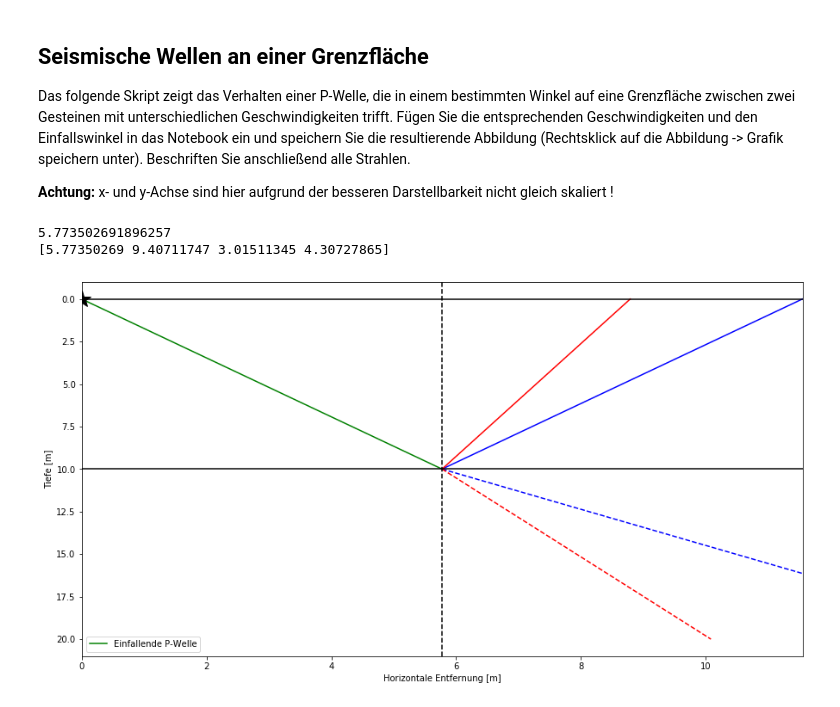
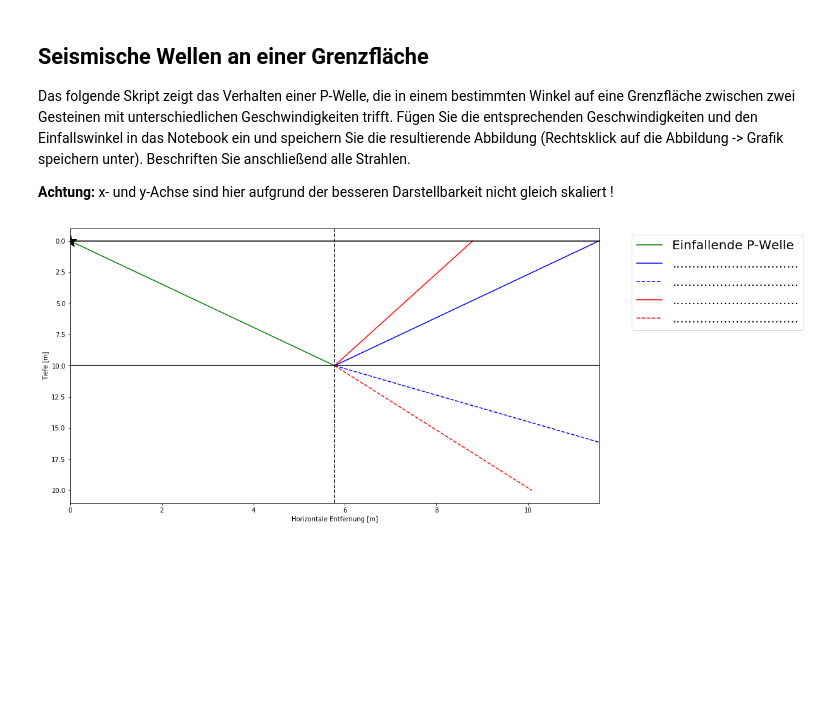
Before and after one commit to StineGoodyear/Lecture_AppliedGeophysics, a Jupyter notebook: Seismik/Grenzflaeche.ipynb, the cells around one changed output. Saved outputs shown, nothing was run; the diff lists cells and outputs as text; code cells hidden in the pictures; blank space fills up the shorter version.

```diff
--- a/Seismik/Grenzflaeche.ipynb
+++ b/Seismik/Grenzflaeche.ipynb
@@ -42,38 +42,36 @@ v = np.hstack((vp,vs))
 alpha = np.zeros(4)
 
 alpha[0] = alpha_in # Ursprüngliche Welle ist P-Welle
 #alpha[2] = alpha_in # Ursprüngliche Welle ist S-Welle
 
 x0 = np.tan(alpha_in)*(z[1]-z[0])
 
 plt.figure(figsize=(15,8))
 if alpha[0]!=0:
     plt.plot([0,x0],[z[0],z[1]],'g-',label = 'Einfallende P-Welle')
 else:
     plt.plot([0,x0],[z[0],z[1]],'g-',label = 'Einfallende S-Welle')
 
 
 x = get_all_alphas(alpha,z[2]-z[1])
 
-plt.plot([x0,x0+x[0]],[z[1],z[0]],'b-')
-plt.plot([x0,x0+x[1]],[z[1],z[2]],'b--')
-plt.plot([x0,x0+x[2]],[z[1],z[0]],'r-')
-plt.plot([x0,x0+x[3]],[z[1],z[2]],'r--')
+plt.plot([x0,x0+x[0]],[z[1],z[0]],'b-',label = '................................')
+plt.plot([x0,x0+x[1]],[z[1],z[2]],'b--',label = '................................')
+plt.plot([x0,x0+x[2]],[z[1],z[0]],'r-',label = '................................')
+plt.plot([x0,x0+x[3]],[z[1],z[2]],'r--',label = '................................')
 
 plt.axvline(x0,Color='k',linestyle = '--')
 plt.axhline(z[1],Color='k',linestyle='-')
 plt.axhline(z[0],Color='k',linestyle='-')
 plt.plot(0,0,'k*',MarkerSize=20)
 
-plt.legend()
+plt.legend(bbox_to_anchor=(1.05, 1.0), loc='upper left',prop={'size': 20})
 plt.xlim([0,2*x0])
 plt.gca().invert_yaxis()
 plt.xlabel('Horizontale Entfernung [m]')
 plt.ylabel('Tiefe [m]')
 #plt.grid('off')
 #plt.axis('equal')
 plt.show()
 # %% [output]
-5.773502691896257
-[5.77350269 9.40711747 3.01511345 4.30727865]
-[figure, old version]
+[figure, new version]
```
